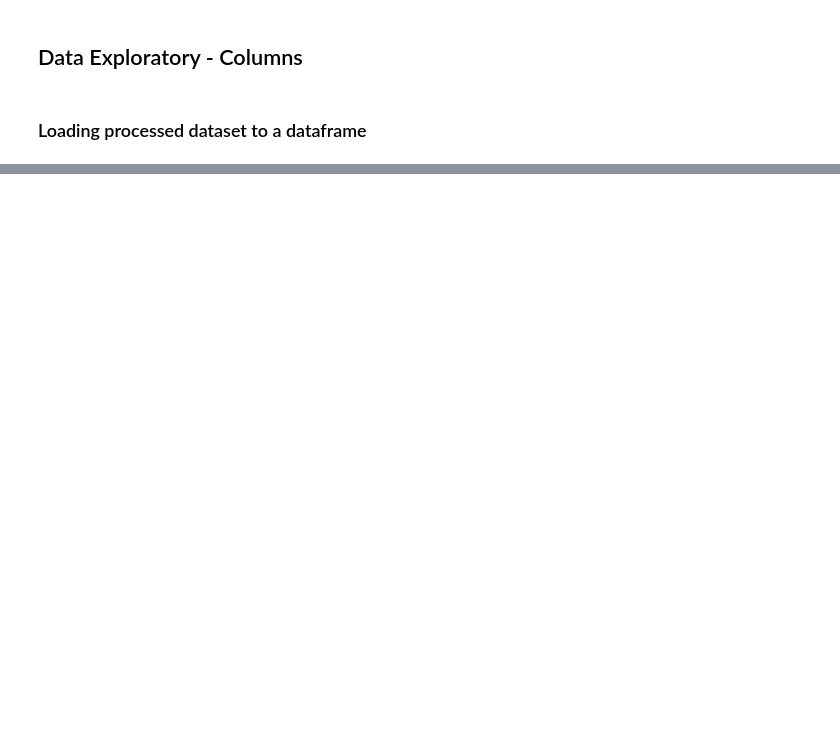
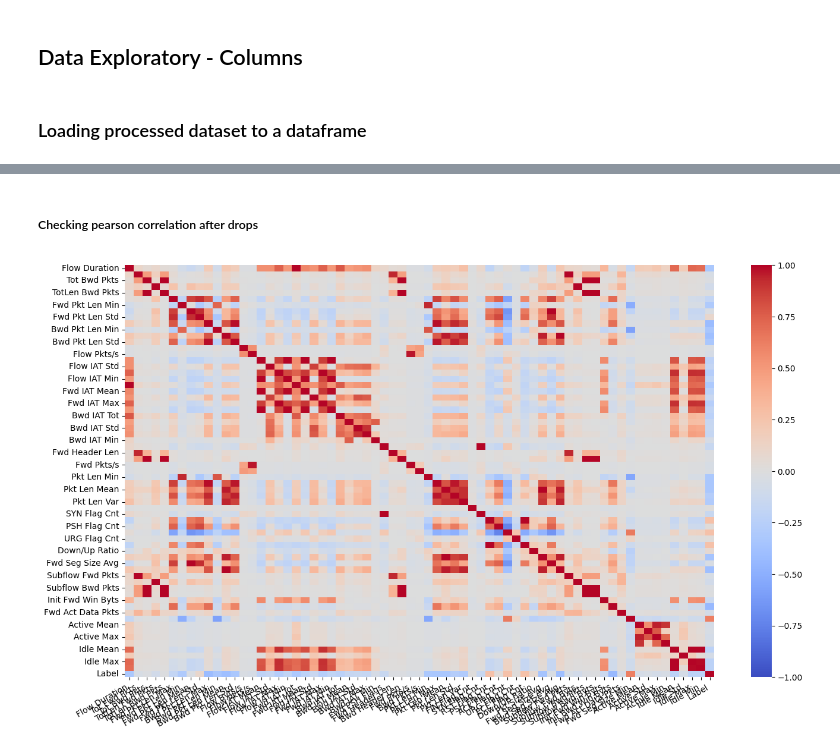
Before and after one commit to mjacker/MJCapstone, a Jupyter notebook: 3_Data_Exploratory_matplot.ipynb, the cells around one changed output, grey strips where cells are left out. Cells and saved outputs as stored; diff of their text form; code cells hidden in the pictures; blank space fills up the shorter version.

```diff
--- a/3_Data_Exploratory_matplot.ipynb
+++ b/3_Data_Exploratory_matplot.ipynb
@@ -46,0 +120,21 @@ pd.DataFrame(np.sort(df_dataset[df_dataset.columns[6]])).plot(kind='hist')
+# %%
+columns_to_drop = []
+
+for x, e in enumerate(df_dataset.columns[:-1]):
+    if (len(df_dataset[df_dataset.columns[x]].unique()) == 1):
+        print(x, e, df_dataset[df_dataset.columns[x]].unique())
+        columns_to_drop.append(x)
+
+# columns_to_drop
+# for x in columns_to_drop:
+#     df_dataset.drop(columns=[df_dataset.columns[x]], axis=1, inplace = True)
+
+print("Columns to drop: ", columns_to_drop)
+print("Dataframe shape: ", df_dataset.shape)
+
+reversed_order = list(reversed(columns_to_drop))
+print(reversed_order)
+for x in reversed_order:
+    df_dataset.drop(columns=[df_dataset.columns[x]], inplace = True)
+
+df_dataset.shape
@@ -46,0 +156,15 @@ pd.DataFrame(np.sort(df_dataset[df_dataset.columns[6]])).plot(kind='hist')
+# %% [markdown]
+##### Checking pearson correlation after drops
+# %%
+corr_matrix = df_dataset.corr()
+plt.rcParams['figure.figsize'] = (16, 9)
+g = sns.heatmap(corr_matrix,
+                cmap="coolwarm", #colos
+                annot=False, # add a value to each cell
+                fmt='.2f',
+                vmin = -1,
+                vmax = 1)
+g.set_xticklabels(g.get_xticklabels(), verticalalignment='top', horizontalalignment='right', rotation=30);
+plt.savefig('corr_heatmap2.png', dpi=800, bbox_inches='tight')
+# %% [output]
+[figure, added]
```
Also changed, not shown: parts of 14 cells of this notebook.
